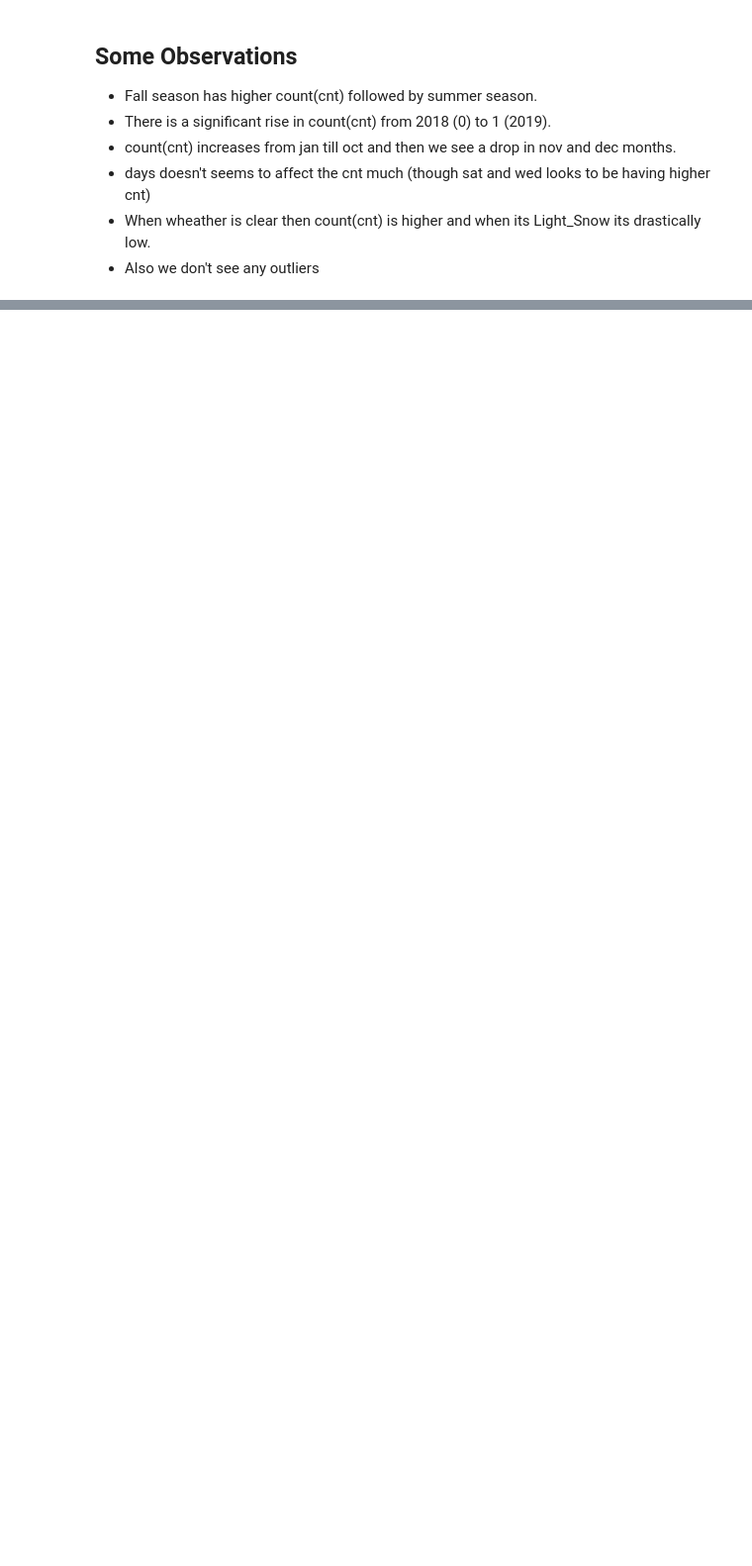
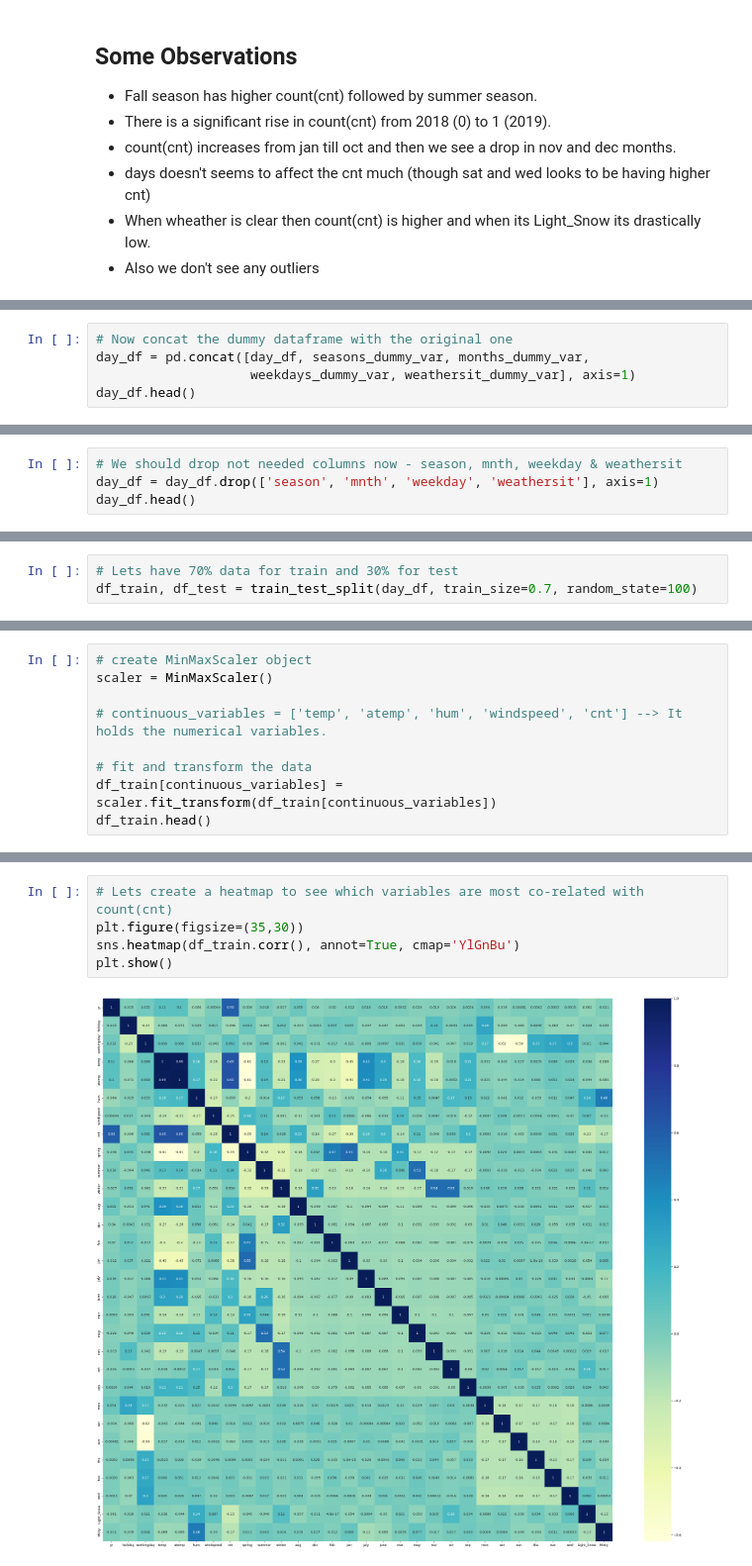
Before and after one commit to kc11381/Bike_Sharing_Case_Study, a Jupyter notebook: bike_sharing_predictors.ipynb, the cells around one changed output, grey strips where cells are left out. Shown at 99% size. Drawn from its saved outputs; the diff is of its cells as text; blank space fills up the shorter version.

Commit message:
Step 2. Preparing the data for modelling (train-test split, rescaling etc.) done

```diff
--- a/bike_sharing_predictors.ipynb
+++ b/bike_sharing_predictors.ipynb
@@ -181,0 +247,5 @@ plt.show()
+# %%
+# Now concat the dummy dataframe with the original one
+day_df = pd.concat([day_df, seasons_dummy_var, months_dummy_var,
+                    weekdays_dummy_var, weathersit_dummy_var], axis=1)
+day_df.head()
@@ -181,0 +263,4 @@ plt.show()
+# %%
+# We should drop not needed columns now - season, mnth, weekday & weathersit
+day_df = day_df.drop(['season', 'mnth', 'weekday', 'weathersit'], axis=1)
+day_df.head()
@@ -181,0 +280,3 @@ plt.show()
+# %%
+# Lets have 70% data for train and 30% for test
+df_train, df_test = train_test_split(day_df, train_size=0.7, random_state=100)
@@ -181,0 +313,9 @@ plt.show()
+# %%
+# create MinMaxScaler object
+scaler = MinMaxScaler()
+
+# continuous_variables = ['temp', 'atemp', 'hum', 'windspeed', 'cnt'] --> It holds the numerical variables.
+
+# fit and transform the data
+df_train[continuous_variables] = scaler.fit_transform(df_train[continuous_variables])
+df_train.head()
@@ -181,0 +345,7 @@ plt.show()
+# %%
+# Lets create a heatmap to see which variables are most co-related with count(cnt)
+plt.figure(figsize=(35,30))
+sns.heatmap(df_train.corr(), annot=True, cmap='YlGnBu')
+plt.show()
+# %% [output]
+[figure, added]
```
Also changed, not shown: parts of 25 cells of this notebook.
